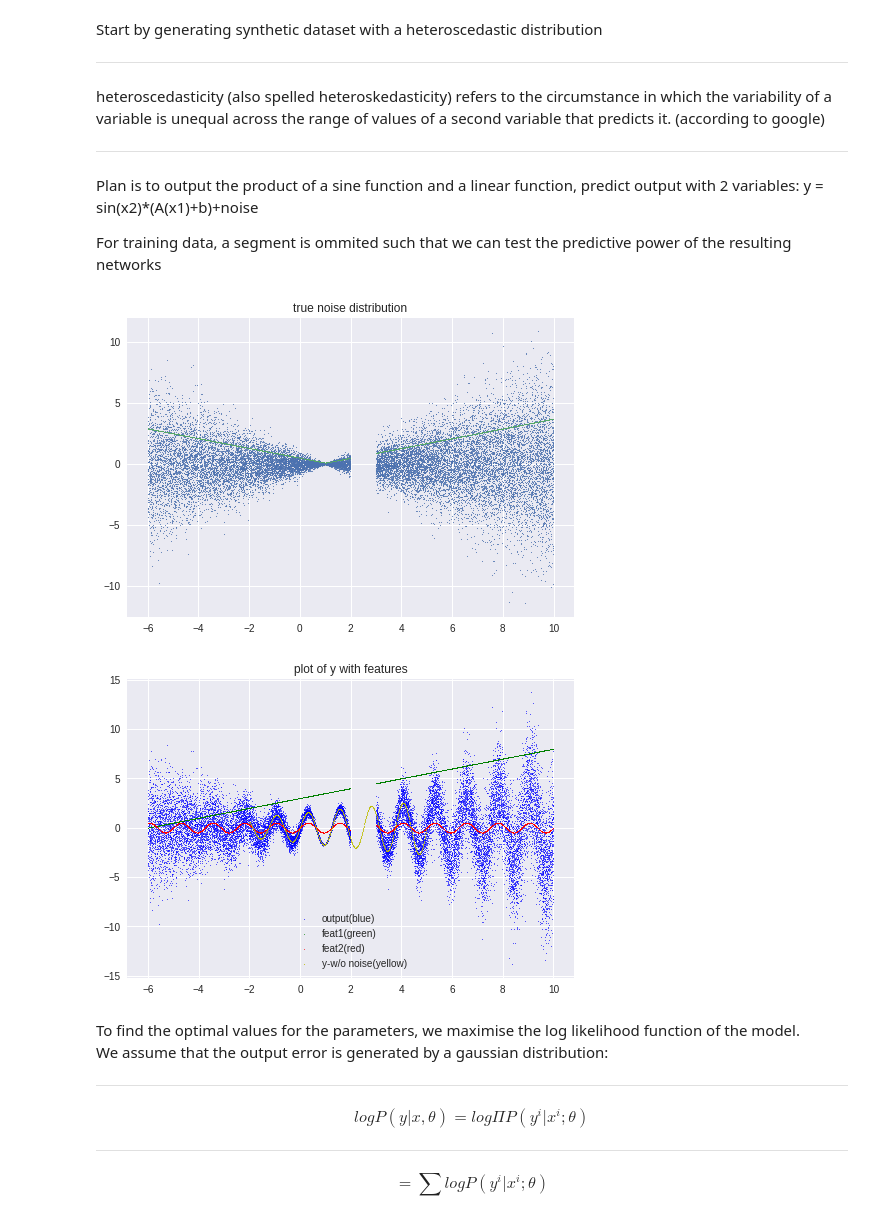
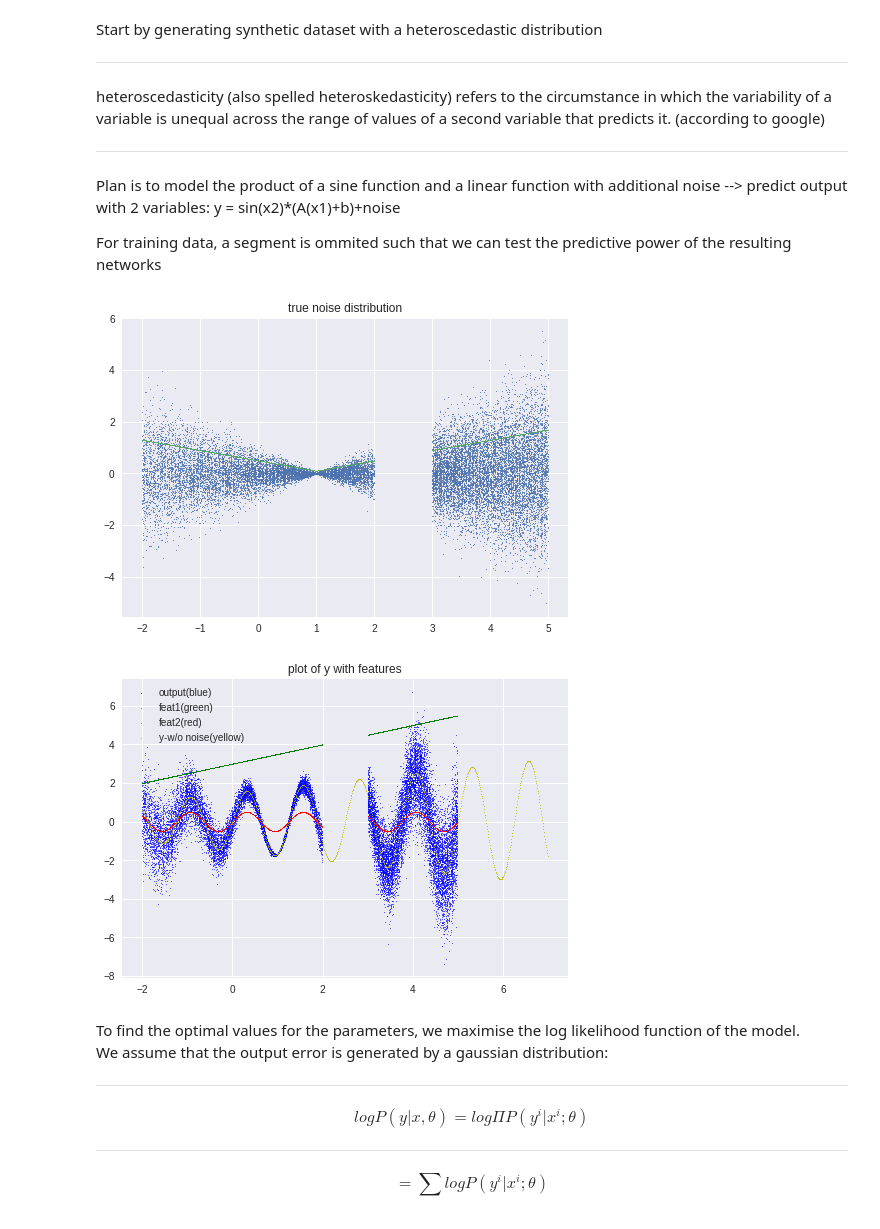
Before and after one commit to dragonheat123/nll_tryout, a Jupyter notebook: NLLexample.ipynb, the cells around one changed output. Saved outputs shown, nothing was run; the diff lists cells and outputs as text; code cells hidden in the pictures.

```diff
--- a/NLLexample.ipynb
+++ b/NLLexample.ipynb
@@ -15,14 +15,14 @@ heteroscedasticity (also spelled heteroskedasticity) refers to the circumstance
 
 ---
 
-Plan is to output the product of a sine function and a linear function, predict output with 2 variables:
+Plan is to model the product of a sine function and a linear function with additional noise --> predict output with 2 variables:
 y = sin(x2)*(A(x1)+b)+noise
 
 For training data, a segment is ommited such that we can test the predictive power of the resulting networks
 # %%
 ### here we sample x
-x1 = np.random.randint(-600,200,10000)/100
-x2 = np.random.randint(300,1000,10000)/100
+x1 = np.random.randint(-200,200,10000)/100
+x2 = np.random.randint(300,500,10000)/100
 x1= x1.reshape(len(x1),1)
 x2 = x2.reshape(len(x2),1)
 xrange = np.concatenate((x1,x2),axis=0)
@@ -40,37 +40,37 @@ feat1 = 0.5*xrange+3 #### linear equation
 feat2 = 0.5*np.sin(1.6*np.pi*xrange) ###sine wave
 y = feat1*feat2 + noise_funct
 y = y.astype('float32')
-realx = np.arange(-2,5,0.01)
+realx = np.arange(-2,7,0.01)   ### train from -2 to 5, predict from -2 to 7
 realx = realx.reshape(len(realx),1)
 realy = (0.5*realx+3)*0.5*np.sin(1.6*np.pi*realx)
 realx_c = np.concatenate((0.5*realx+3,0.5*np.sin(1.6*np.pi*realx)),axis=1)
 realx_c = realx_c.astype('float32')
 
 plt.figure(2)
 plt.scatter(xrange,y,s=0.3,c='b')
 plt.scatter(xrange,feat1,s=0.3,c='g')
 plt.scatter(xrange,feat2,s=0.3,c='r')
 plt.scatter(realx,realy,color='y',s=0.5)
 plt.legend(['output(blue)','feat1(green)','feat2(red)','y-w/o noise(yellow)'])
 plt.title('plot of y with features')
 
 x_input = np.concatenate((feat1,feat2),axis=1)
 x_input = x_input.astype('float32')
 np.shape(x_input)
 
 xmin = np.array([-2,-1])
 xmax = np.array([10,1])
 ymin = np.array([-15])
 ymax = np.array([15])
 
 x_train = ((x_input-xmin)/(xmax-xmin))
 y_train = ((y-ymin)/(ymax-ymin))
 
 x_test = ((realx_c-xmin)/(xmax-xmin))
 y_test = ((realy-ymin)/(ymax-ymin))
 # %% [output]
-[figure, old version]
+[figure, new version]
-[figure, old version]
+[figure, new version]
 # %% [markdown]
 To find the optimal values for the parameters, we maximise the log likelihood function of the model.
 We assume that the output error is generated by a gaussian distribution:
```
Also changed, not shown: parts of 3 cells of this notebook.
